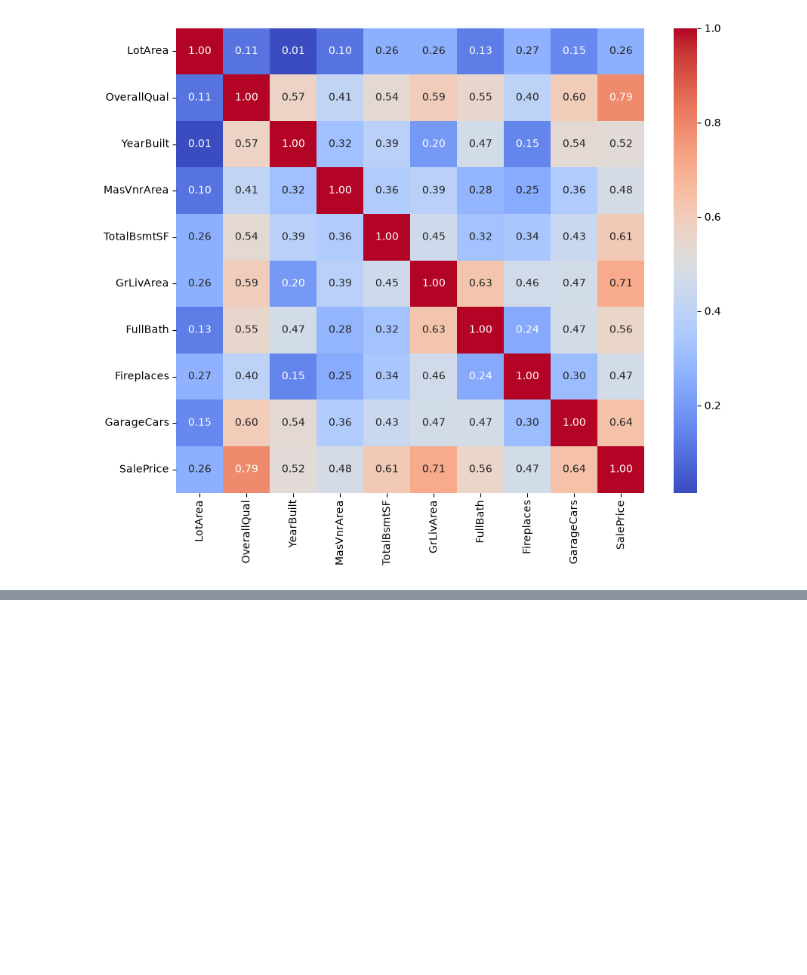
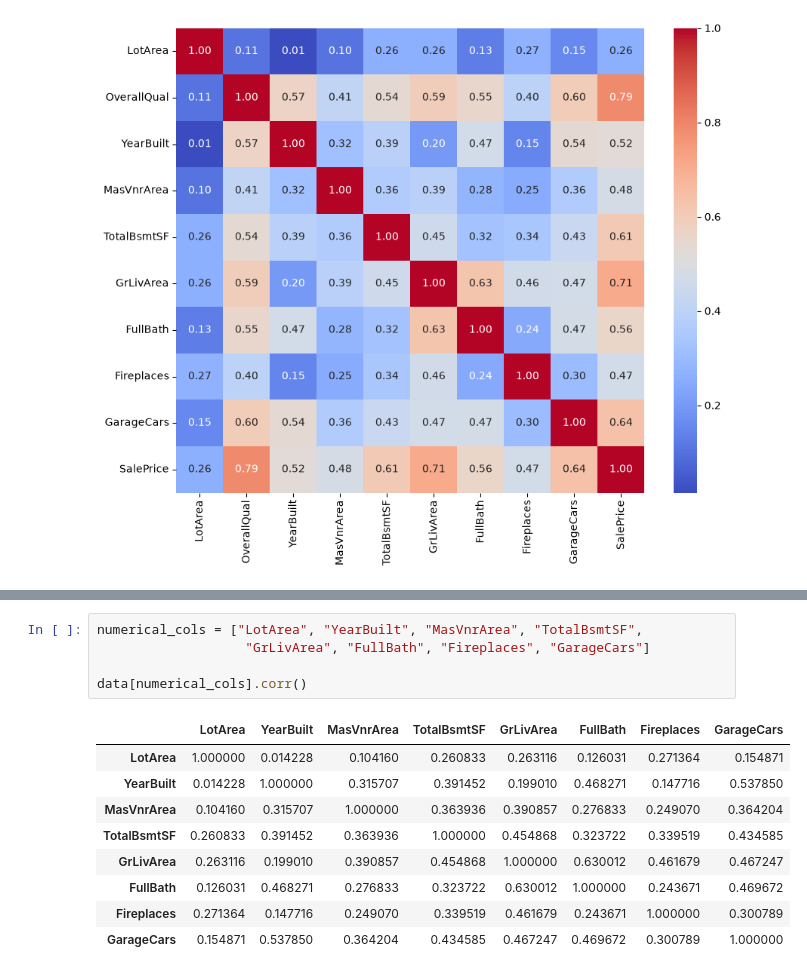
Before and after one commit to FarhanKhan1/MSAI_Machine_Learning, a Jupyter notebook: assignments_1/testing/data_understanding.ipynb, the cells around one changed output, grey strips where cells are left out. Cells and saved outputs as stored; diff of their text form; blank space fills up the shorter version.

```diff
--- a/assignments_1/testing/data_understanding.ipynb
+++ b/assignments_1/testing/data_understanding.ipynb
@@ -967,0 +1030,15 @@ plt.show()
+# %%
+numerical_cols = ["LotArea", "YearBuilt", "MasVnrArea", "TotalBsmtSF",
+                   "GrLivArea", "FullBath", "Fireplaces", "GarageCars"]
+
+data[numerical_cols].corr()
+# %% [output]
+|  | LotArea | YearBuilt | MasVnrArea | TotalBsmtSF | GrLivArea | FullBath | Fireplaces | GarageCars |
+| LotArea | 1.000000 | 0.014228 | 0.104160 | 0.260833 | 0.263116 | 0.126031 | 0.271364 | 0.154871 |
+| YearBuilt | 0.014228 | 1.000000 | 0.315707 | 0.391452 | 0.199010 | 0.468271 | 0.147716 | 0.537850 |
+| MasVnrArea | 0.104160 | 0.315707 | 1.000000 | 0.363936 | 0.390857 | 0.276833 | 0.249070 | 0.364204 |
+| TotalBsmtSF | 0.260833 | 0.391452 | 0.363936 | 1.000000 | 0.454868 | 0.323722 | 0.339519 | 0.434585 |
+| GrLivArea | 0.263116 | 0.199010 | 0.390857 | 0.454868 | 1.000000 | 0.630012 | 0.461679 | 0.467247 |
+| FullBath | 0.126031 | 0.468271 | 0.276833 | 0.323722 | 0.630012 | 1.000000 | 0.243671 | 0.469672 |
+| Fireplaces | 0.271364 | 0.147716 | 0.249070 | 0.339519 | 0.461679 | 0.243671 | 1.000000 | 0.300789 |
+| GarageCars | 0.154871 | 0.537850 | 0.364204 | 0.434585 | 0.467247 | 0.469672 | 0.300789 | 1.000000 |
```
Also changed, not shown: parts of 8 cells of this notebook, 2 other files.
